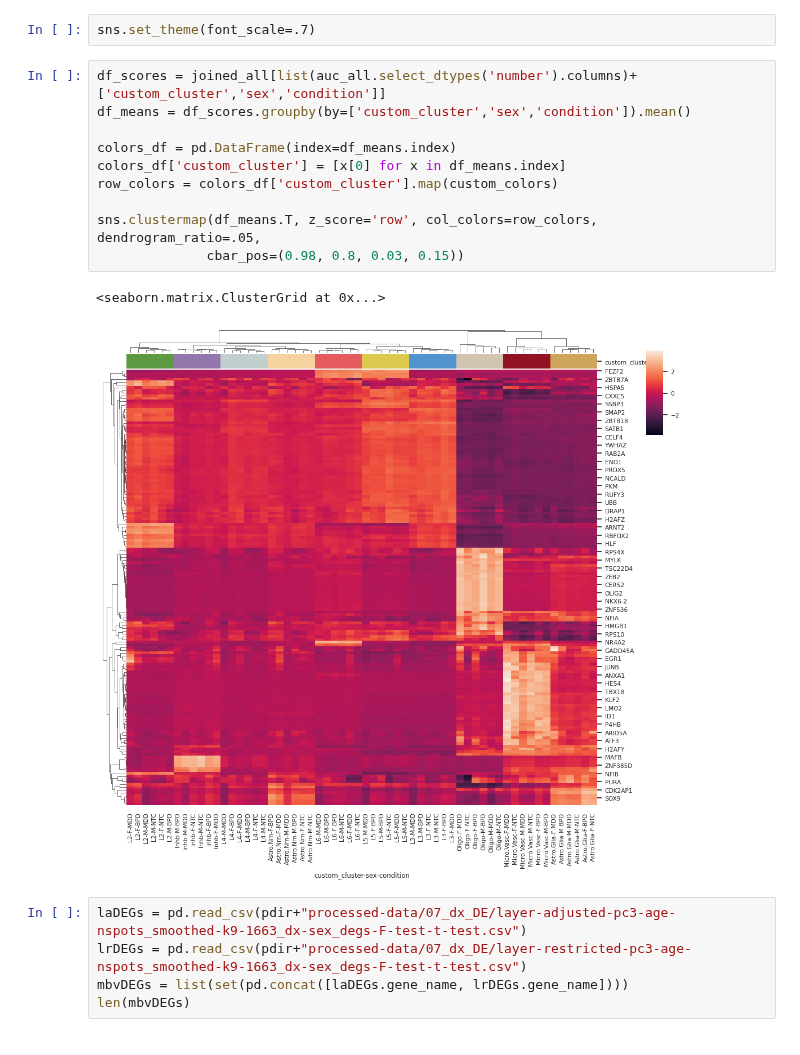
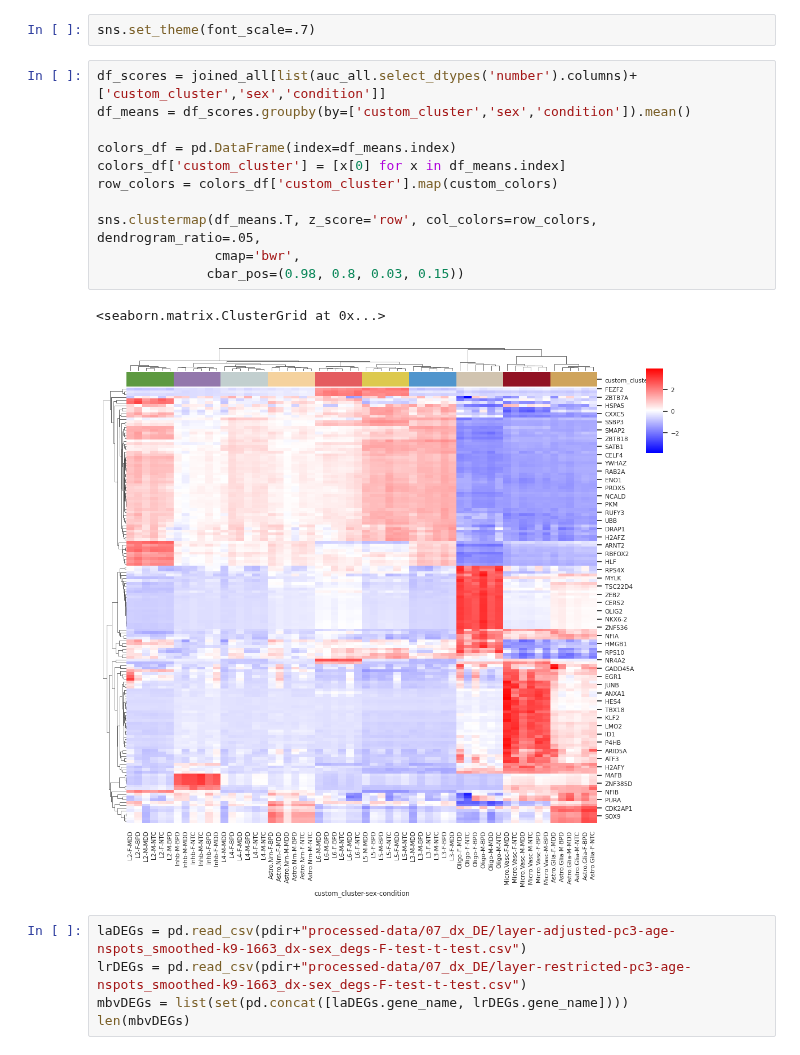
Before and after one commit to LieberInstitute/spatialDLPFC_mdd_bpd, a Jupyter notebook: code/09_SCENIC/05_explore-AUCell_output.ipynb, the cells around one changed output. Drawn from its saved outputs; the diff is of its cells as text.

```diff
--- a/code/09_SCENIC/05_explore-AUCell_output.ipynb
+++ b/code/09_SCENIC/05_explore-AUCell_output.ipynb
@@ -245,16 +245,17 @@ sns.set_theme(font_scale=.7)
 # %%
 df_scores = joined_all[list(auc_all.select_dtypes('number').columns)+['custom_cluster','sex','condition']]
 df_means = df_scores.groupby(by=['custom_cluster','sex','condition']).mean()
 
 colors_df = pd.DataFrame(index=df_means.index)
 colors_df['custom_cluster'] = [x[0] for x in df_means.index]
 row_colors = colors_df['custom_cluster'].map(custom_colors)
 
 sns.clustermap(df_means.T, z_score='row', col_colors=row_colors, dendrogram_ratio=.05,
+               cmap='bwr',
               cbar_pos=(0.98, 0.8, 0.03, 0.15))
 # %% [output]
 <seaborn.matrix.ClusterGrid at 0x...>
-[figure, old version]
+[figure, new version]
 # %%
 laDEGs = pd.read_csv(pdir+"processed-data/07_dx_DE/layer-adjusted-pc3-age-nspots_smoothed-k9-1663_dx-sex_degs-F-test-t-test.csv")
 lrDEGs = pd.read_csv(pdir+"processed-data/07_dx_DE/layer-restricted-pc3-age-nspots_smoothed-k9-1663_dx-sex_degs-F-test-t-test.csv")
```
Also changed, not shown: parts of 6 cells of this notebook.
